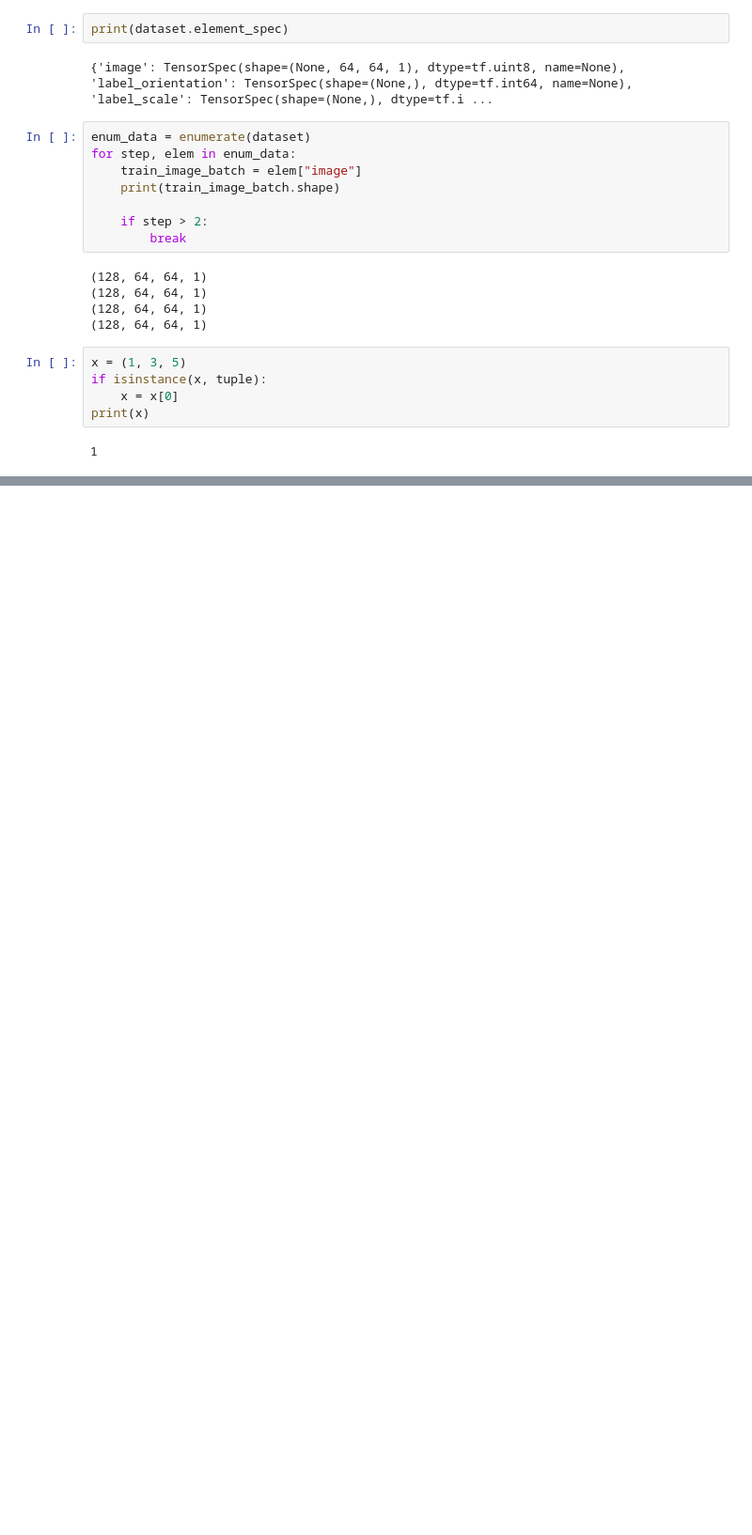
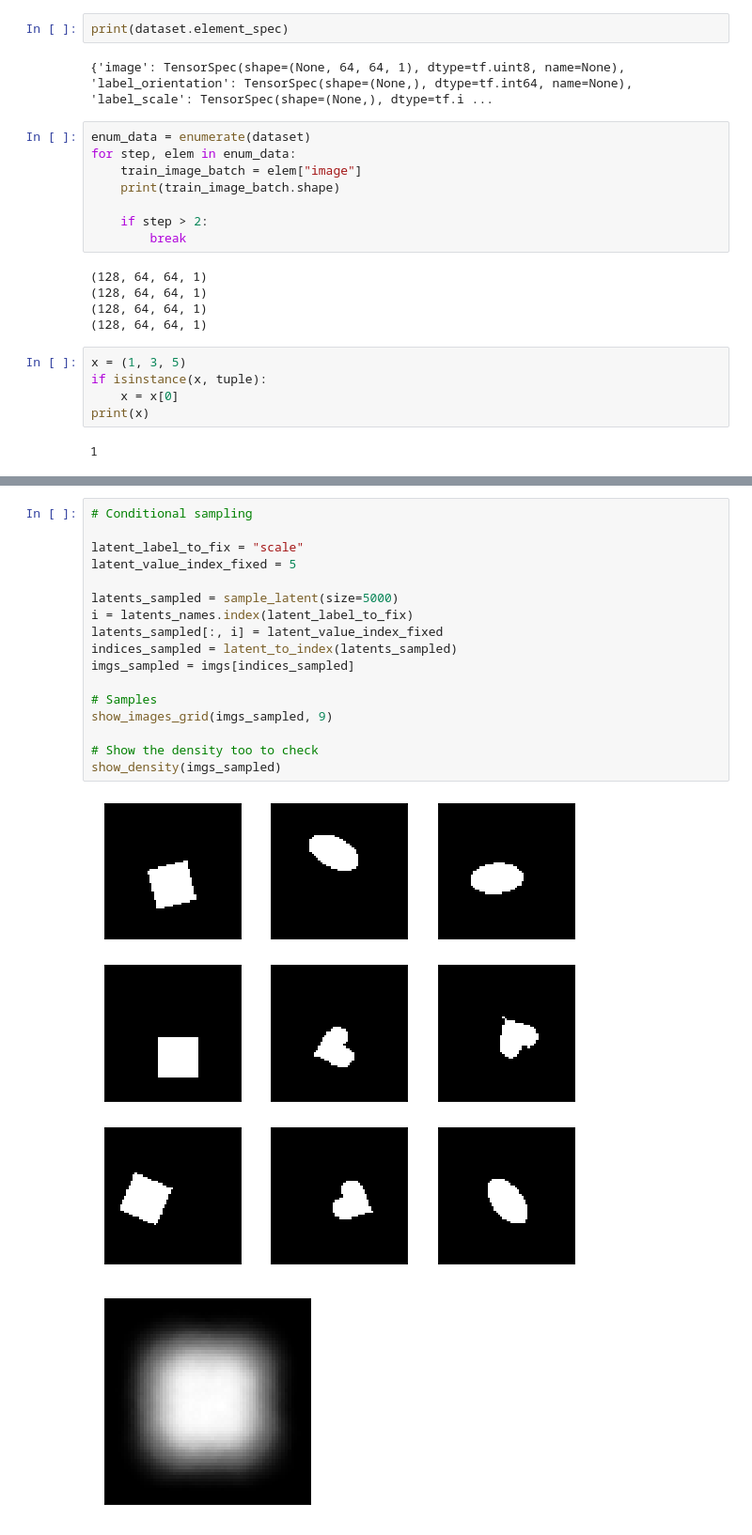
Before and after one commit to jamesacris/constrained-vae, a Jupyter notebook: dSprites/dsprites.ipynb, the cells around one changed output, grey strips where cells are left out. Shown at 94% size. Saved outputs shown, nothing was run; the diff lists cells and outputs as text; blank space fills up the shorter version.

```diff
--- a/dSprites/dsprites.ipynb
+++ b/dSprites/dsprites.ipynb
@@ -105,0 +294,20 @@ label_x_position
+# %%
+# Conditional sampling
+
+latent_label_to_fix = "scale"
+latent_value_index_fixed = 5
+
+latents_sampled = sample_latent(size=5000)
+i = latents_names.index(latent_label_to_fix)
+latents_sampled[:, i] = latent_value_index_fixed
+indices_sampled = latent_to_index(latents_sampled)
+imgs_sampled = imgs[indices_sampled]
+
+# Samples
+show_images_grid(imgs_sampled, 9)
+
+# Show the density too to check
+show_density(imgs_sampled)
+# %% [output]
+[figure, added]
+[figure, added]
```
Also changed, not shown: parts of 9 cells of this notebook, 3 other files.
